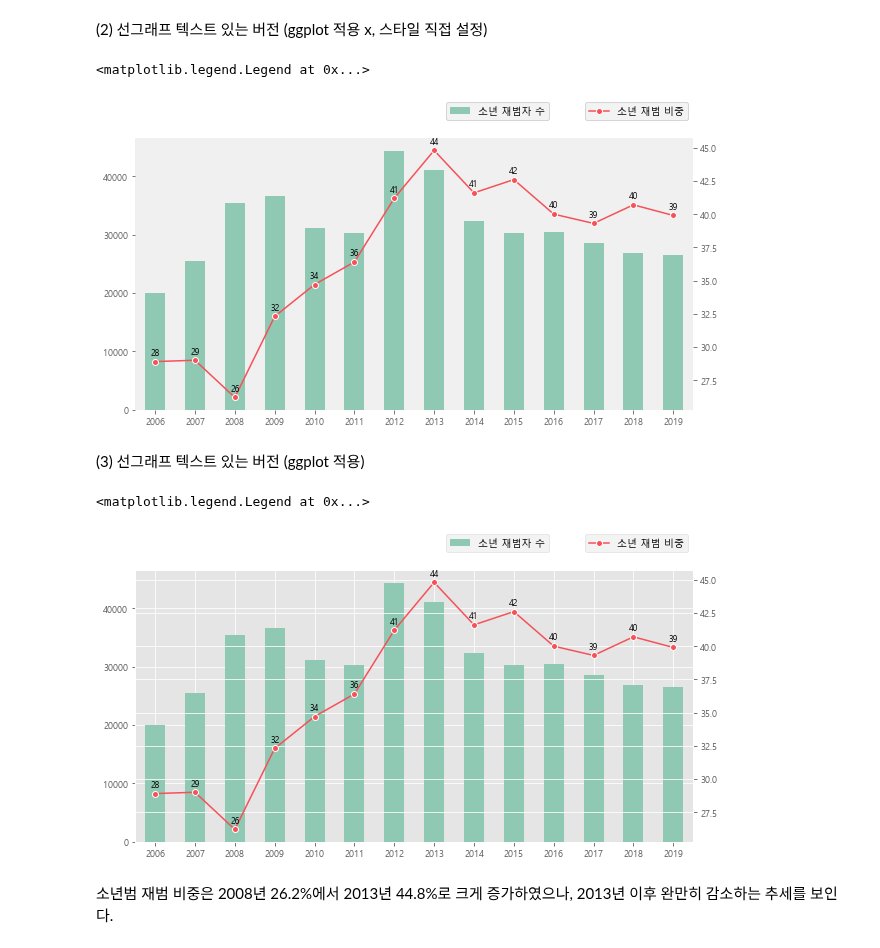
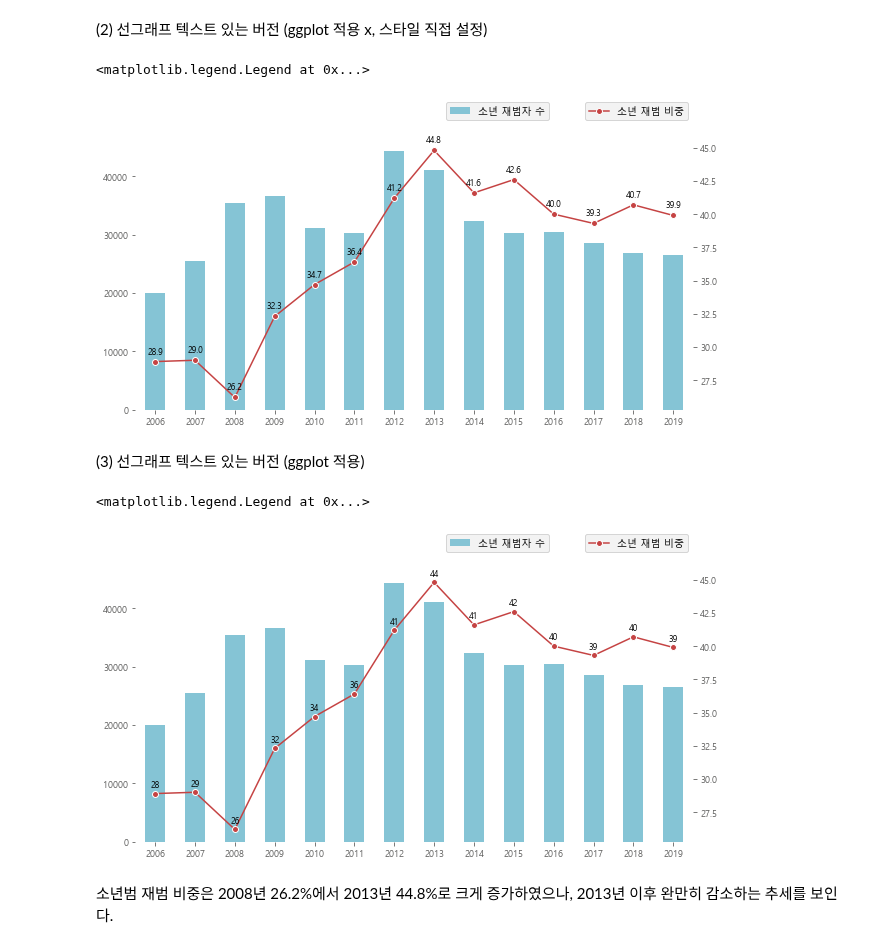
Before and after one commit to hkim11656/crime_analysis, a Jupyter notebook: 10_소년범 연도별 재범자 수 및 재범 비중 추이_김현화.ipynb, the cells around one changed output. Drawn from its saved outputs; the diff is of its cells as text; code cells hidden in the pictures.

```diff
--- a/10_소년범 연도별 재범자 수 및 재범 비중 추이_김현화.ipynb
+++ b/10_소년범 연도별 재범자 수 및 재범 비중 추이_김현화.ipynb
@@ -258,17 +258,17 @@ fig, ax1 = plt.subplots()
 ax2 = ax1.twinx()
 
 # 캔버스 색상 설정
-ax1.set_facecolor('#F0F0F0')
+#ax1.set_facecolor('#F0F0F0')
 
 
 # gr1 그래프 설정
 gr1 = df_re['소년재범자 계']
-gr1.plot(kind='bar', ax=ax1, color='#8FC8B3', label='소년 재범자 수', rot=0, figsize=(10, 5), width=0.5) # Navy
+gr1.plot(kind='bar', ax=ax1, color='#85C4D5', label='소년 재범자 수', rot=0, figsize=(10, 5), width=0.5) # Navy
 
 # gr2 그래프 설정
 args_plot = [df_re['재범 비중']] ## 데이터 인자
 config_plot = dict( ## 키워드 인자
-    color='#F65058FF', # 선 색깔
+    color='#C54343', # 선 색깔
     linestyle='solid', # 선 스타일
     linewidth=1.5, # 선 두께
     marker='o', # 마커 모양
@@ -287,7 +287,7 @@ bbox2 = dict( # 텍스트 박스 스타일 지정
     alpha=0)
 
 for coord in list(gr2.get_xydata()):
-    ax2.text(coord[0],coord[1]+0.5,f'{int(coord[1])}',fontsize=8.5, ha='center', bbox=bbox2)
+    ax2.text(coord[0],coord[1]+0.6,f'{float(coord[1]):.1f}',fontsize=8.5, ha='center', bbox=bbox2)
 
 # 축 설정 (ggplot 스타일 적용 시 생략 가능)
 ax1.spines['top'].set_visible(False)
@@ -304,7 +304,7 @@ ax1.legend(bbox_to_anchor =(0.75, 1.15), ncol = 2, facecolor='#F0F0F0', fontsize
 ax2.legend(bbox_to_anchor =(1.0, 1.15), ncol = 2, facecolor='#F0F0F0', fontsize=10)
 # %% [output]
 <matplotlib.legend.Legend at 0x...>
-[figure, old version]
+[figure, new version]
 # %% [markdown]
 (3) 선그래프 텍스트 있는 버전 (ggplot 적용)
 # %%
@@ -316,40 +316,50 @@ ax2 = ax1.twinx()
 
 # gr1 그래프 설정
 gr1 = df_re['소년재범자 계']
-gr1.plot(kind='bar', ax=ax1, color='#8FC8B3', label='소년 재범자 수', rot=0, figsize=(10, 5), width=0.5) # Navy
+gr1.plot(kind='bar', ax=ax1, color='#85C4D5', label='소년 재범자 수', rot=0, figsize=(10, 5), width=0.5) # Navy
 
 # gr2 그래프 설정
 args_plot = [df_re['재범 비중']] ## 데이터 인자
 config_plot = dict( ## 키워드 인자
-    color='#F65058FF', # 선 색깔
+    color='#C54343', # 선 색깔
     linestyle='solid', # 선 스타일
     linewidth=1.5, # 선 두께
     marker='o', # 마커 모양
     markersize=6, # 마커 사이즈
     markeredgecolor='white', # 마커 테두리 색깔
     markeredgewidth=1, # 마커 테두리 두께
 )
 
 gr2 = ax2.plot(label='소년 재범 비중', *args_plot,**config_plot) ## 선그래프 생성 - 범례라벨 추가
 gr2 = gr2[0] ## 선 그래프 요소
 
 # 선 그래프 위에 텍스트 박스 삽입
 bbox2 = dict( # 텍스트 박스 스타일 지정
     boxstyle='square', # 박스 모양
     edgecolor='white',
     alpha=0)
 
 for coord in list(gr2.get_xydata()):
     ax2.text(coord[0],coord[1]+0.5,f'{int(coord[1])}',fontsize=8.5, ha='center', bbox=bbox2)
 ax1.legend(bbox_to_anchor =(0.75, 1.15), ncol = 2)
 ax2.legend(bbox_to_anchor =(1.0, 1.15), ncol = 2)
 
+# 축 설정 (ggplot 스타일 적용 시 생략 가능)
+ax1.spines['top'].set_visible(False)
+ax2.spines['top'].set_visible(False)
+ax1.spines['left'].set_color('none')
+ax2.spines['left'].set_color('none')
+ax1.spines['right'].set_color('none')
+ax2.spines['right'].set_color('none')
+ax1.spines['bottom'].set_color('none')
+ax2.spines['bottom'].set_color('none')
+
 # 범례 박스 설정
 ax1.legend(bbox_to_anchor =(0.75, 1.15), ncol = 2, facecolor='#F0F0F0', fontsize=10)
 ax2.legend(bbox_to_anchor =(1.0, 1.15), ncol = 2, facecolor='#F0F0F0', fontsize=10)
 # %% [output]
 <matplotlib.legend.Legend at 0x...>
-[figure, old version]
+[figure, new version]
 # %% [markdown]
 소년범 재범 비중은 2008년 26.2%에서 2013년 44.8%로 크게 증가하였으나, 2013년 이후 완만히 감소하는 추세를 보인다.
 # %% [markdown]
```
Also changed, not shown: parts of 4 cells of this notebook.
